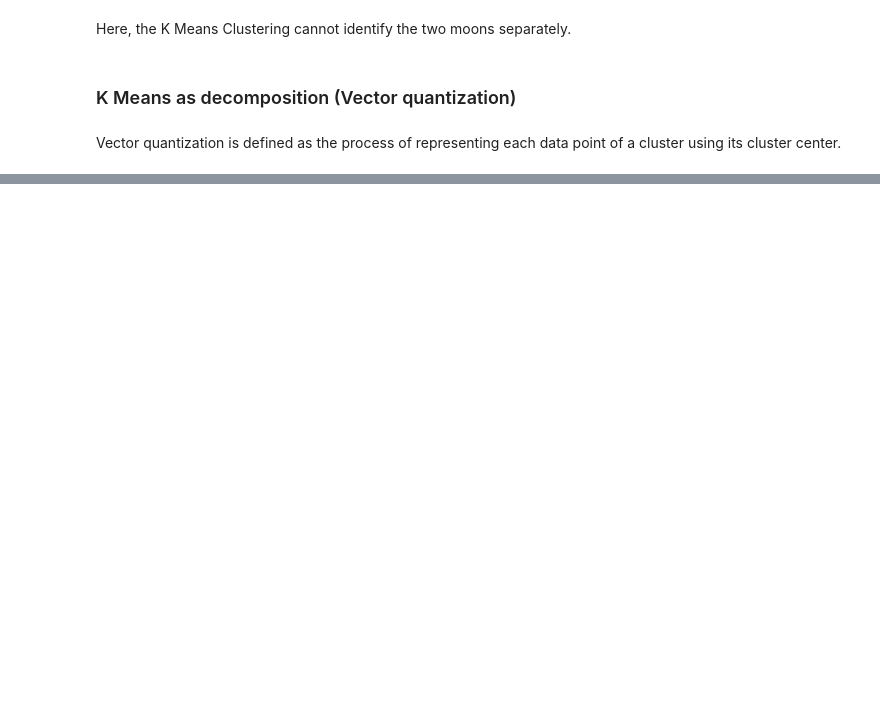
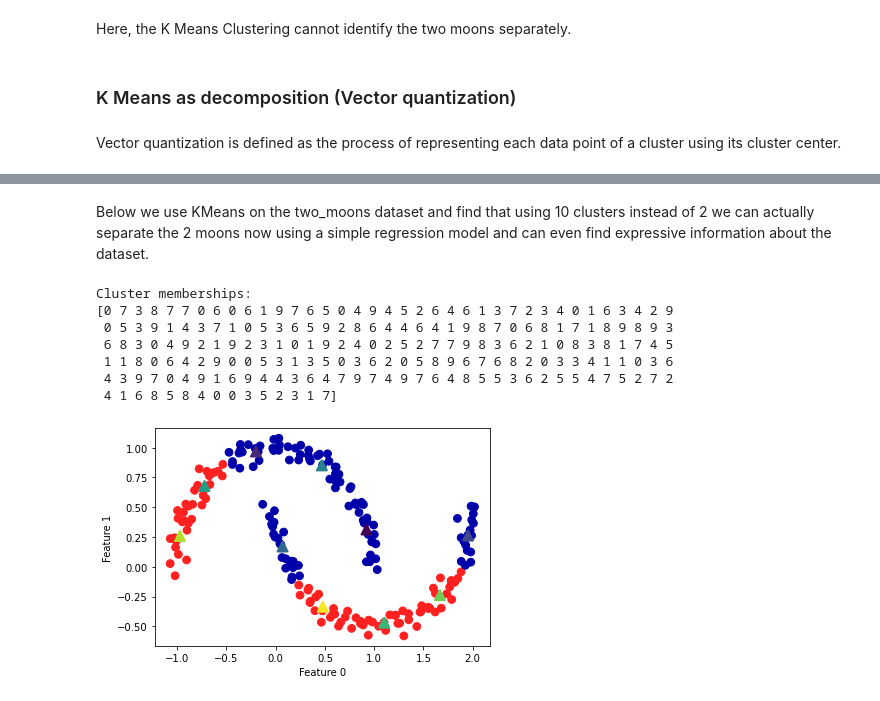
Before and after one commit to shubhamsharma6701/practical_machine_learning, a Jupyter notebook: K Means Clustering.ipynb, the cells around one changed output, grey strips where cells are left out. Saved outputs shown, nothing was run; the diff lists cells and outputs as text; code cells hidden in the pictures; blank space fills up the shorter version.

```diff
--- a/K Means Clustering.ipynb
+++ b/K Means Clustering.ipynb
@@ -187,0 +248,27 @@ ValueError: Found input variables with inconsistent numbers of samples: [4617, 3
+# %% [markdown]
+Below we use KMeans on the two_moons dataset and find that using 10 clusters instead of 2 we can actually separate the 2 moons
+now using a simple regression model and can even find expressive information about the dataset.
+# %%
+from sklearn.datasets import make_moons
+x, y = make_moons(n_samples=200, noise=0.05, random_state=0)
+
+kmeans = KMeans(n_clusters=10)
+kmeans.fit(x)
+y_pred = kmeans.predict(x)
+
+plt.scatter(x[:, 0], x[:, 1], c=y_pred, cmap=mglearn.cm2, s=60)
+plt.scatter(kmeans.cluster_centers_[:, 0], kmeans.cluster_centers_[:, 1],
+           marker='^', c=range(kmeans.n_clusters),
+           s=100, linewidth=2)
+plt.xlabel("Feature 0")
+plt.ylabel("Feature 1")
+print("Cluster memberships:\n{}".format(y_pred))
+# %% [output]
+Cluster memberships:
+[0 7 3 8 7 7 0 6 0 6 1 9 7 6 5 0 4 9 4 5 2 6 4 6 1 3 7 2 3 4 0 1 6 3 4 2 9
+ 0 5 3 9 1 4 3 7 1 0 5 3 6 5 9 2 8 6 4 4 6 4 1 9 8 7 0 6 8 1 7 1 8 9 8 9 3
+ 6 8 3 0 4 9 2 1 9 2 3 1 0 1 9 2 4 0 2 5 2 7 7 9 8 3 6 2 1 0 8 3 8 1 7 4 5
+ 1 1 8 0 6 4 2 9 0 0 5 3 1 3 5 0 3 6 2 0 5 8 9 6 7 6 8 2 0 3 3 4 1 1 0 3 6
+ 4 3 9 7 0 4 9 1 6 9 4 4 3 6 4 7 9 7 4 9 7 6 4 8 5 5 3 6 2 5 5 4 7 5 2 7 2
+ 4 1 6 8 5 8 4 0 0 3 5 2 3 1 7]
+[figure, added]
```
Also changed, not shown: parts of 8 cells of this notebook, 1 other file.
